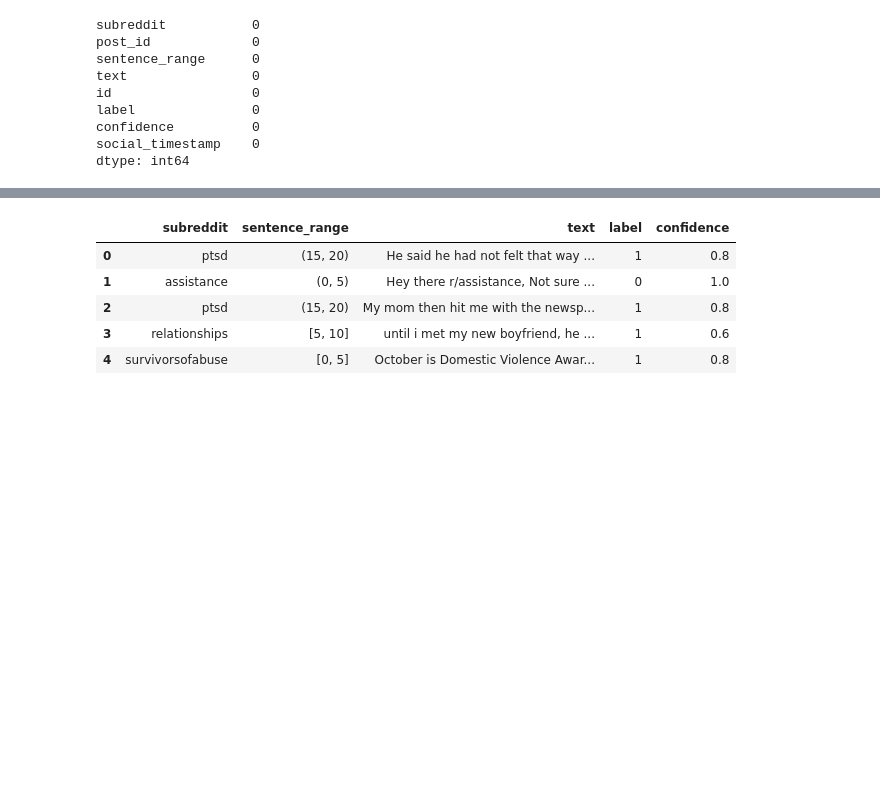
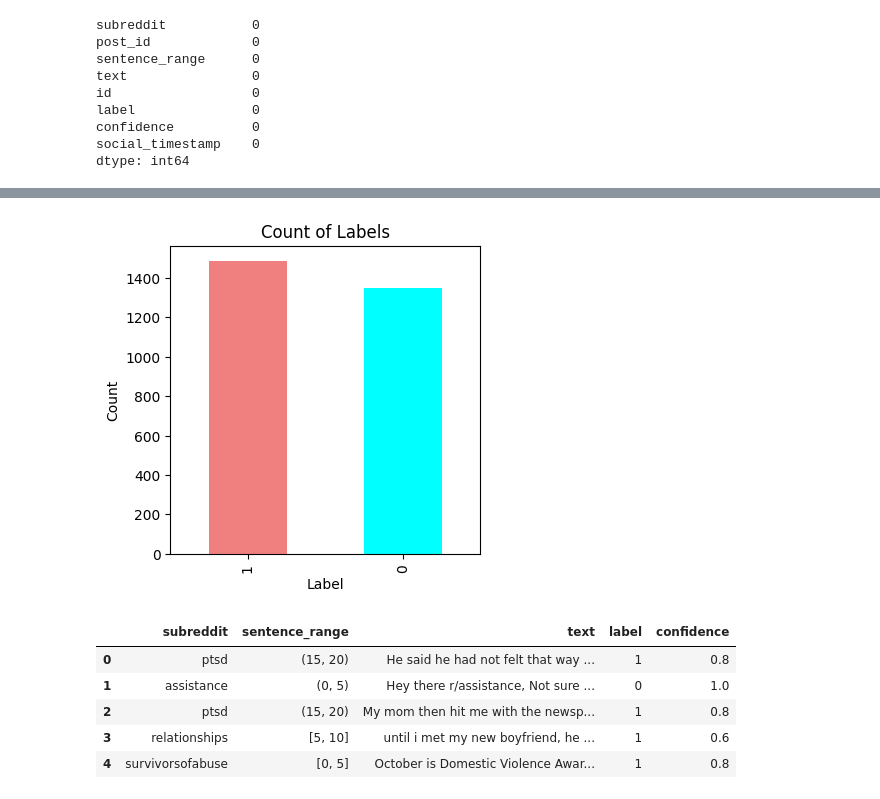
Before and after one commit to Maheen-Siddiqui/Colab-Projects, a Jupyter notebook: StressDetectionML.ipynb, the cells around one changed output, grey strips where cells are left out. Drawn from its saved outputs; the diff is of its cells as text; code cells hidden in the pictures; blank space fills up the shorter version.

```diff
--- a/StressDetectionML.ipynb
+++ b/StressDetectionML.ipynb
@@ -45,3 +95,13 @@ dtype: int64
+# %%
+plt.figure(figsize=(4, 4))
+colors=['lightcoral','cyan']
+df['label'].value_counts().plot(kind='bar', color=colors)
+plt.xlabel('Label')
+plt.ylabel('Count')
+plt.title('Count of Labels')
+plt.show()
+# %% [output]
+[figure, added]
 # %%
 df.drop(['post_id','id','social_timestamp'],axis='columns',inplace =True)
 # %%
```
Also changed, not shown: parts of 13 cells of this notebook.
